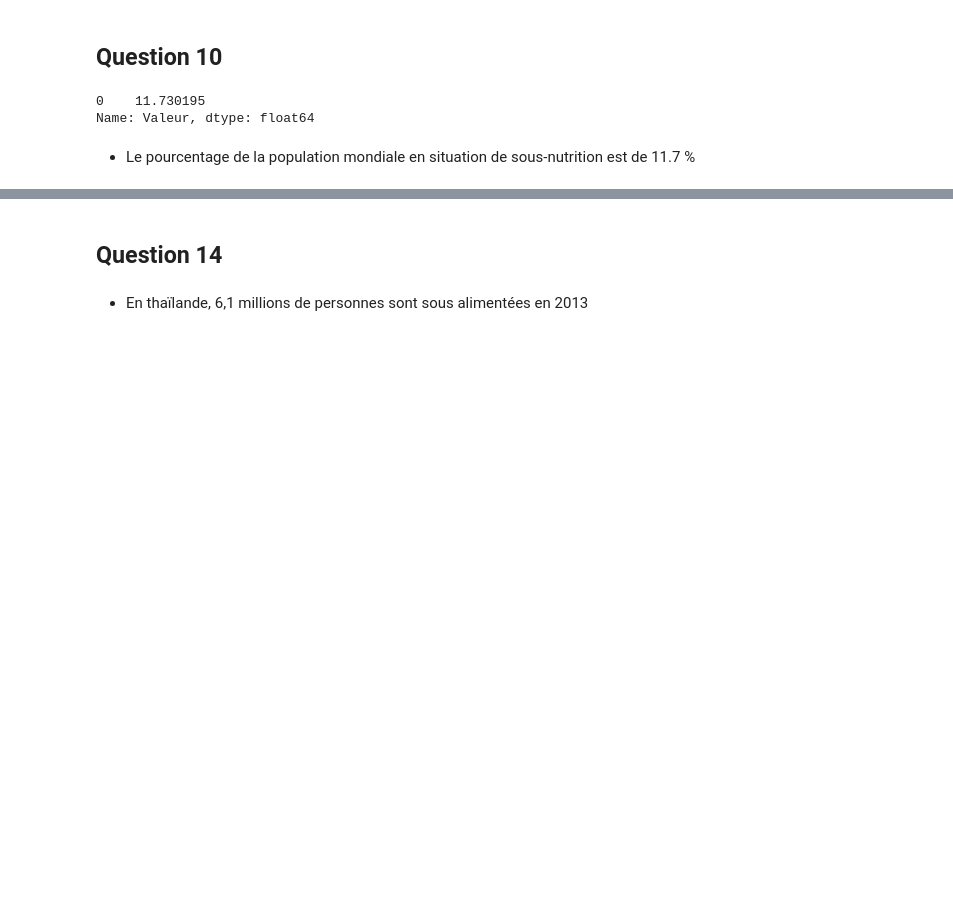
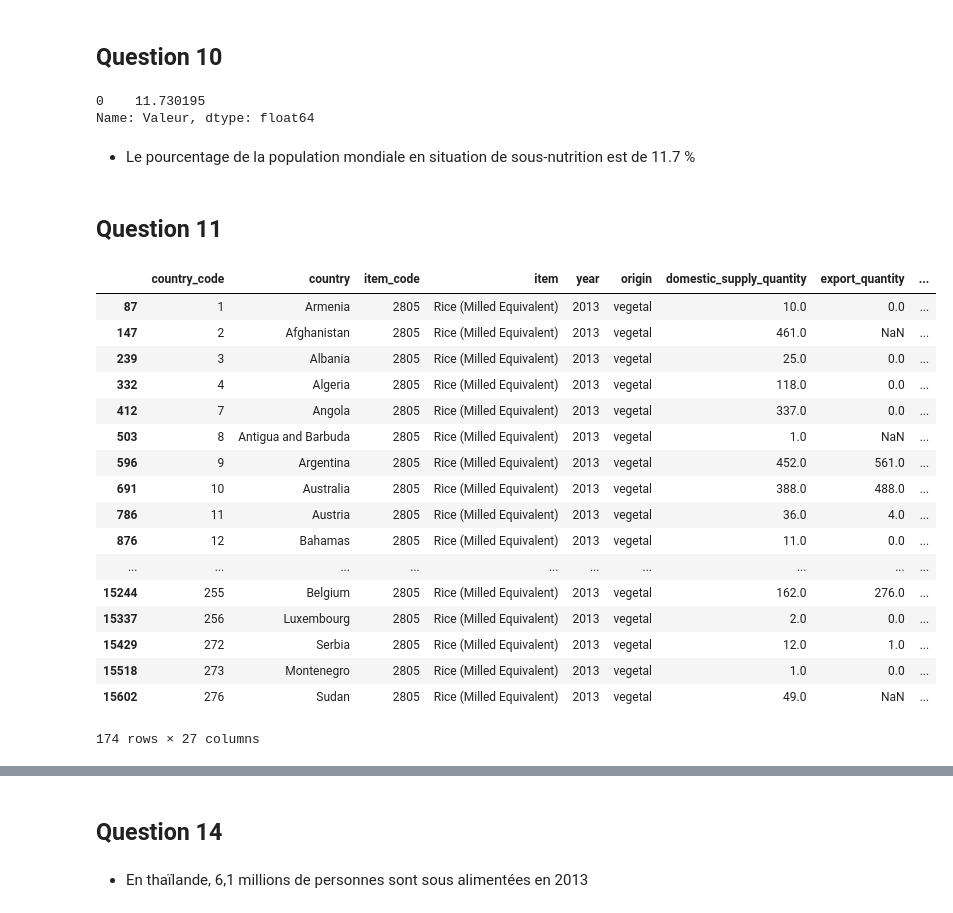
Before and after one commit to ouskah/OCDA_P3-lss, a Jupyter notebook: P3.ipynb, the cells around one changed output, grey strips where cells are left out. Cells and saved outputs as stored; diff of their text form; code cells hidden in the pictures; blank space fills up the shorter version.

Commit message:
Ajout de la colonne is_cereal

```diff
--- a/P3.ipynb
+++ b/P3.ipynb
@@ -292,3 +292,33 @@ df10 = pd.read_csv("Q10.csv", usecols = ["Produit", "Valeur"])
 Name: Valeur, dtype: float64
 # %% [markdown]
 - Le pourcentage de la population mondiale en situation de sous-nutrition est de 11.7 %
+# %% [markdown]
+## Question 11
+# %%
+# Liste des codes produit classés par la FAO dans la catégorie Céréales
+cereals = [2511, 2513, 2514, 2515, 2516, 2517, 2518, 2520, 2805]
+
+for item_code in cereals:
+    data['is_cereal'] = np.where(data['item_code'] == item_code, True, False)
+
+# Test if values have been updated as wanted
+data.query('item_code == 2805')
+# %% [output]
+|  | country_code | country | item_code | item | year | origin | domestic_supply_quantity | export_quantity | ... |
+| 87 | 1 | Armenia | 2805 | Rice (Milled Equivalent) | 2013 | vegetal | 10.0 | 0.0 | ... |
+| 147 | 2 | Afghanistan | 2805 | Rice (Milled Equivalent) | 2013 | vegetal | 461.0 | NaN | ... |
+| 239 | 3 | Albania | 2805 | Rice (Milled Equivalent) | 2013 | vegetal | 25.0 | 0.0 | ... |
+| 332 | 4 | Algeria | 2805 | Rice (Milled Equivalent) | 2013 | vegetal | 118.0 | 0.0 | ... |
+| 412 | 7 | Angola | 2805 | Rice (Milled Equivalent) | 2013 | vegetal | 337.0 | 0.0 | ... |
+| 503 | 8 | Antigua and Barbuda | 2805 | Rice (Milled Equivalent) | 2013 | vegetal | 1.0 | NaN | ... |
+| 596 | 9 | Argentina | 2805 | Rice (Milled Equivalent) | 2013 | vegetal | 452.0 | 561.0 | ... |
+| 691 | 10 | Australia | 2805 | Rice (Milled Equivalent) | 2013 | vegetal | 388.0 | 488.0 | ... |
+| 786 | 11 | Austria | 2805 | Rice (Milled Equivalent) | 2013 | vegetal | 36.0 | 4.0 | ... |
+| 876 | 12 | Bahamas | 2805 | Rice (Milled Equivalent) | 2013 | vegetal | 11.0 | 0.0 | ... |
+| ... | ... | ... | ... | ... | ... | ... | ... | ... | ... |
+| 15244 | 255 | Belgium | 2805 | Rice (Milled Equivalent) | 2013 | vegetal | 162.0 | 276.0 | ... |
+| 15337 | 256 | Luxembourg | 2805 | Rice (Milled Equivalent) | 2013 | vegetal | 2.0 | 0.0 | ... |
+| 15429 | 272 | Serbia | 2805 | Rice (Milled Equivalent) | 2013 | vegetal | 12.0 | 1.0 | ... |
+| 15518 | 273 | Montenegro | 2805 | Rice (Milled Equivalent) | 2013 | vegetal | 1.0 | 0.0 | ... |
+| 15602 | 276 | Sudan | 2805 | Rice (Milled Equivalent) | 2013 | vegetal | 49.0 | NaN | ... |
+174 rows × 27 columns
```
Also changed, not shown: parts of 1 cell of this notebook.
